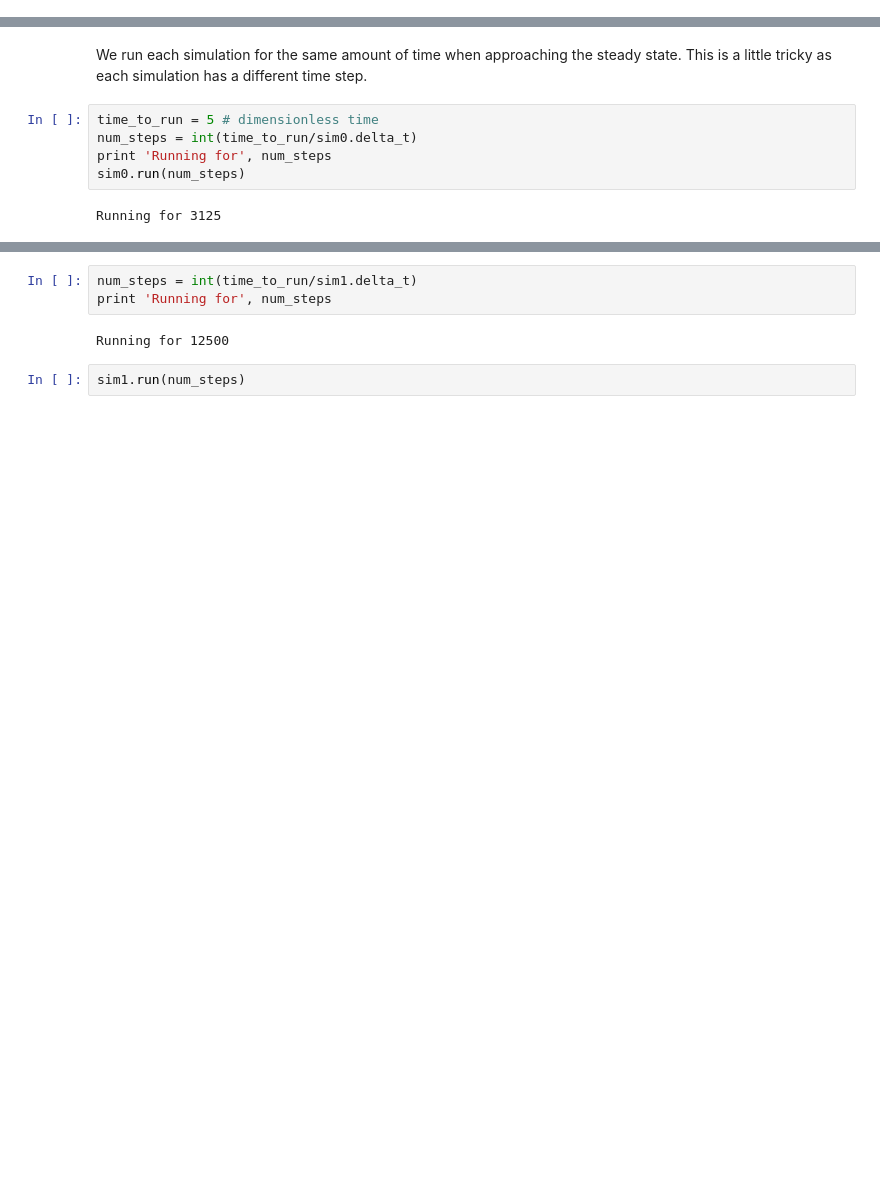
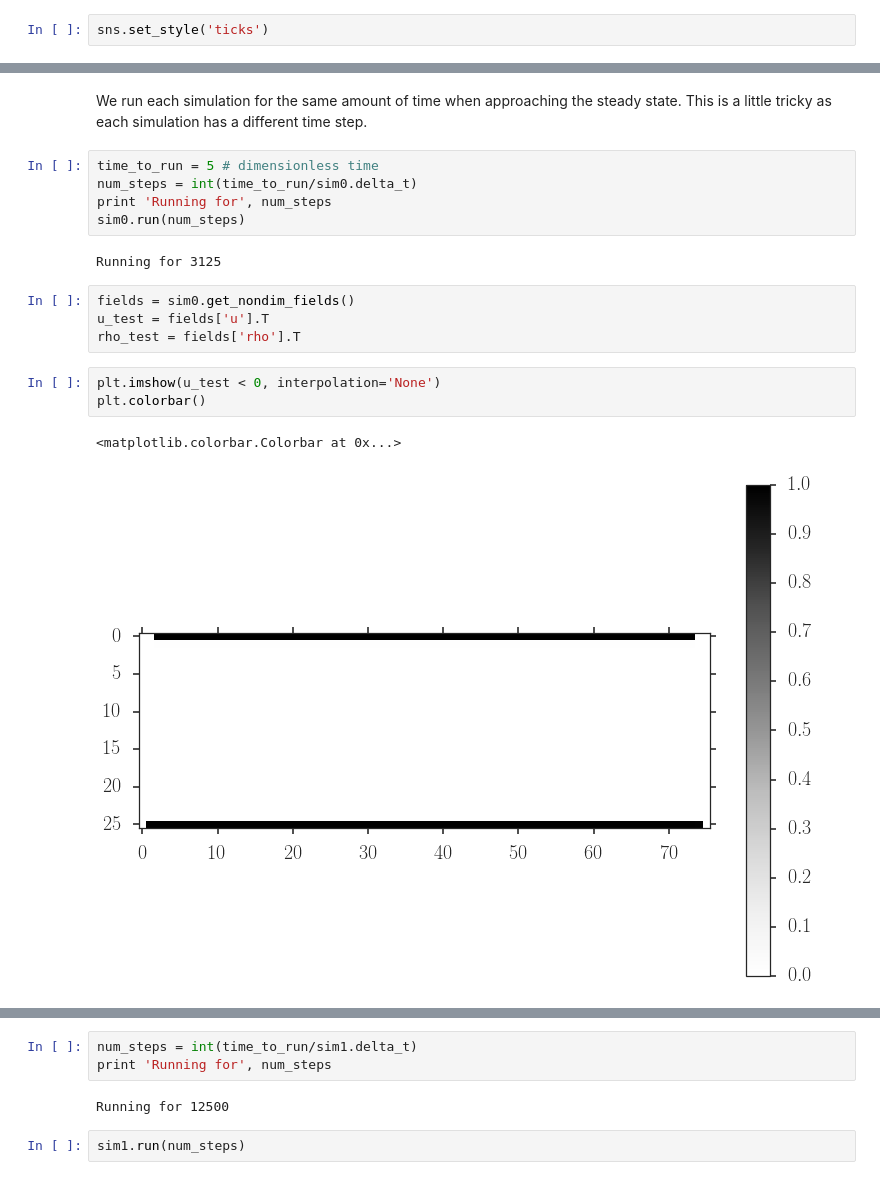
Before and after one commit to latticeboltzmann/2d-lb, a Jupyter notebook: docs/opencl_dimensionless_verification.ipynb, the cells around one changed output, grey strips where cells are left out. Cells and saved outputs as stored; diff of their text form; blank space fills up the shorter version.

```diff
--- a/docs/opencl_dimensionless_verification.ipynb
+++ b/docs/opencl_dimensionless_verification.ipynb
@@ -10,6 +10,8 @@ sns.set_context('poster', font_scale=1.25)
 %autoreload 2
 # %%
 from LB_D2Q9.dimensionless import opencl_dim as lb_cl
+# %%
+sns.set_style('ticks')
 # %% [markdown]
 # Checking that refining resolution gives us the same result
 # %% [markdown]
@@ -114,3 +133,13 @@ print 'Running for', num_steps
 sim0.run(num_steps)
 # %% [output]
 Running for 3125
+# %%
+fields = sim0.get_nondim_fields()
+u_test = fields['u'].T
+rho_test = fields['rho'].T
+# %%
+plt.imshow(u_test < 0, interpolation='None')
+plt.colorbar()
+# %% [output]
+<matplotlib.colorbar.Colorbar at 0x...>
+[figure, added]
```
Also changed, not shown: parts of 5 cells of this notebook, 1 other file.
